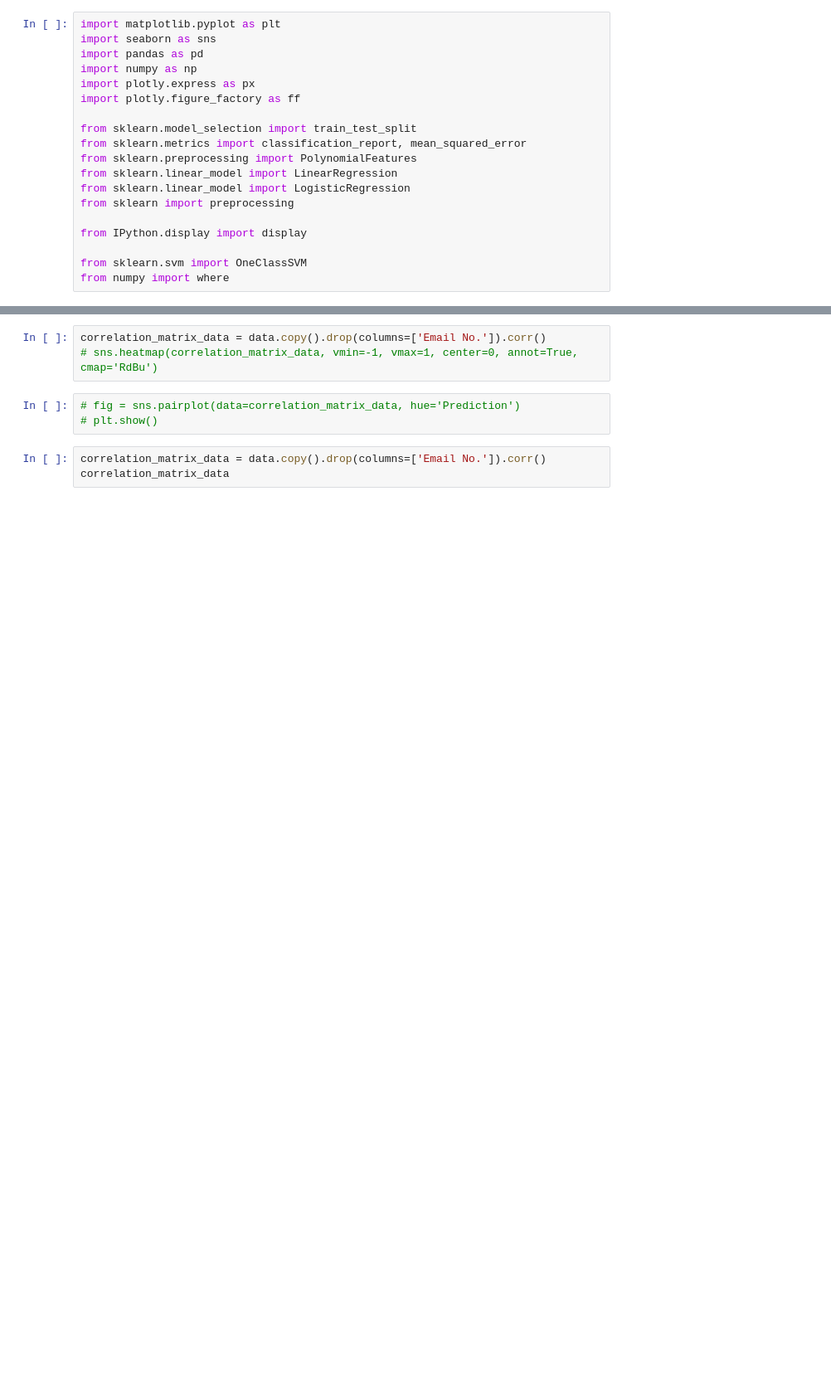
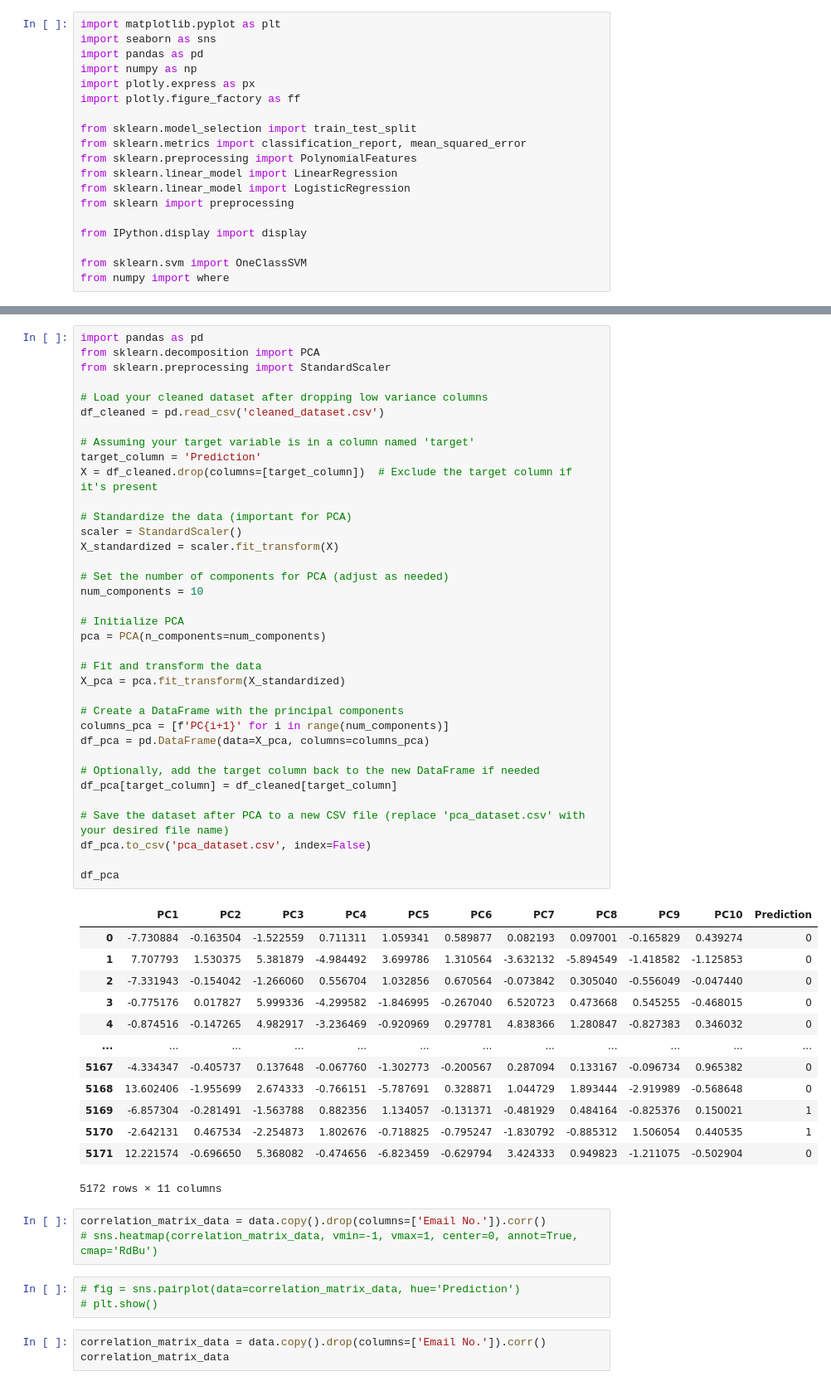
Before and after one commit to lucaspunz/ml-project, a Jupyter notebook: EDA.ipynb, the cells around one changed output, grey strips where cells are left out. Shown at 83% size. Drawn from its saved outputs; the diff is of its cells as text; blank space fills up the shorter version.

```diff
--- a/EDA.ipynb
+++ b/EDA.ipynb
@@ -31,3 +84,53 @@ data.head()
+# %%
+import pandas as pd
+from sklearn.decomposition import PCA
+from sklearn.preprocessing import StandardScaler
+
+# Load your cleaned dataset after dropping low variance columns
+df_cleaned = pd.read_csv('cleaned_dataset.csv')
+
+# Assuming your target variable is in a column named 'target'
+target_column = 'Prediction'
+X = df_cleaned.drop(columns=[target_column])  # Exclude the target column if it's present
+
+# Standardize the data (important for PCA)
+scaler = StandardScaler()
+X_standardized = scaler.fit_transform(X)
+
+# Set the number of components for PCA (adjust as needed)
+num_components = 10
+
+# Initialize PCA
+pca = PCA(n_components=num_components)
+
+# Fit and transform the data
+X_pca = pca.fit_transform(X_standardized)
+
+# Create a DataFrame with the principal components
+columns_pca = [f'PC{i+1}' for i in range(num_components)]
+df_pca = pd.DataFrame(data=X_pca, columns=columns_pca)
+
+# Optionally, add the target column back to the new DataFrame if needed
+df_pca[target_column] = df_cleaned[target_column]
+
+# Save the dataset after PCA to a new CSV file (replace 'pca_dataset.csv' with your desired file name)
+df_pca.to_csv('pca_dataset.csv', index=False)
+
+df_pca
+# %% [output]
+|  | PC1 | PC2 | PC3 | PC4 | PC5 | PC6 | PC7 | PC8 | PC9 | PC10 | Prediction |
+| 0 | -7.730884 | -0.163504 | -1.522559 | 0.711311 | 1.059341 | 0.589877 | 0.082193 | 0.097001 | -0.165829 | 0.439274 | 0 |
+| 1 | 7.707793 | 1.530375 | 5.381879 | -4.984492 | 3.699786 | 1.310564 | -3.632132 | -5.894549 | -1.418582 | -1.125853 | 0 |
+| 2 | -7.331943 | -0.154042 | -1.266060 | 0.556704 | 1.032856 | 0.670564 | -0.073842 | 0.305040 | -0.556049 | -0.047440 | 0 |
+| 3 | -0.775176 | 0.017827 | 5.999336 | -4.299582 | -1.846995 | -0.267040 | 6.520723 | 0.473668 | 0.545255 | -0.468015 | 0 |
+| 4 | -0.874516 | -0.147265 | 4.982917 | -3.236469 | -0.920969 | 0.297781 | 4.838366 | 1.280847 | -0.827383 | 0.346032 | 0 |
+| ... | ... | ... | ... | ... | ... | ... | ... | ... | ... | ... | ... |
+| 5167 | -4.334347 | -0.405737 | 0.137648 | -0.067760 | -1.302773 | -0.200567 | 0.287094 | 0.133167 | -0.096734 | 0.965382 | 0 |
+| 5168 | 13.602406 | -1.955699 | 2.674333 | -0.766151 | -5.787691 | 0.328871 | 1.044729 | 1.893444 | -2.919989 | -0.568648 | 0 |
+| 5169 | -6.857304 | -0.281491 | -1.563788 | 0.882356 | 1.134057 | -0.131371 | -0.481929 | 0.484164 | -0.825376 | 0.150021 | 1 |
+| 5170 | -2.642131 | 0.467534 | -2.254873 | 1.802676 | -0.718825 | -0.795247 | -1.830792 | -0.885312 | 1.506054 | 0.440535 | 1 |
+| 5171 | 12.221574 | -0.696650 | 5.368082 | -0.474656 | -6.823459 | -0.629794 | 3.424333 | 0.949823 | -1.211075 | -0.502904 | 0 |
+5172 rows × 11 columns
 # %%
 correlation_matrix_data = data.copy().drop(columns=['Email No.']).corr()
 # sns.heatmap(correlation_matrix_data, vmin=-1, vmax=1, center=0, annot=True, cmap='RdBu')
```
Also changed, not shown: parts of 3 cells of this notebook, 4 other files.
